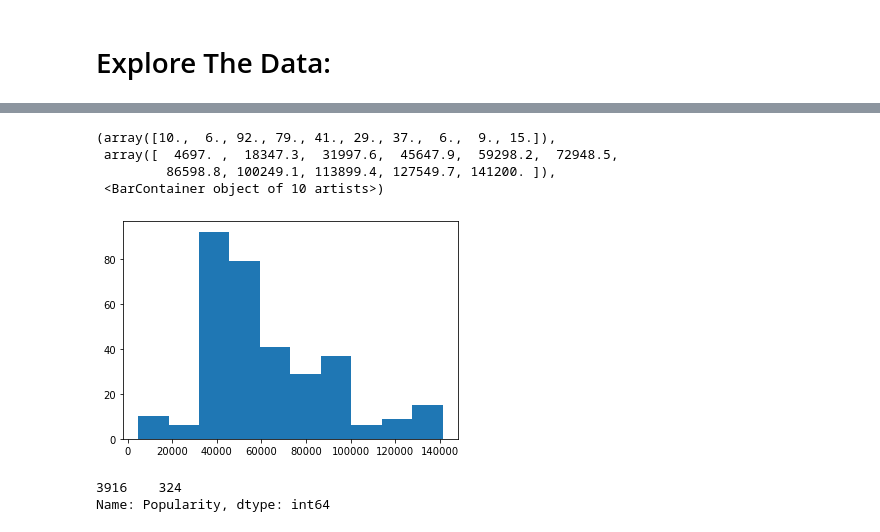
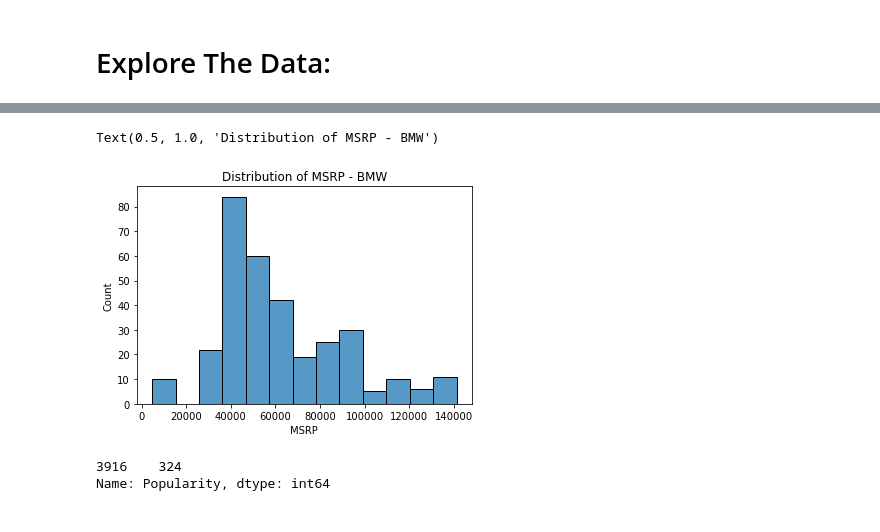
Before and after one commit to LanxyL/Capstone2, a Jupyter notebook: Notebooks/2_exploratory_data_analysis.ipynb, the cells around one changed output, grey strips where cells are left out. Cells and saved outputs as stored; diff of their text form; code cells hidden in the pictures.

```diff
--- a/Notebooks/2_exploratory_data_analysis.ipynb
+++ b/Notebooks/2_exploratory_data_analysis.ipynb
@@ -58,14 +58,12 @@ BMW_car.describe()
 | 50% | 2016.000000 | 302.000000 | 6.000000 | 4.000000 | 28.000000 | 19.000000 | 3916.0 | 52450.000000 | ... |
 | 75% | 2016.000000 | 425.000000 | 8.000000 | 4.000000 | 32.000000 | 22.000000 | 3916.0 | 80700.000000 | ... |
 | max | 2017.000000 | 600.000000 | 12.000000 | 4.000000 | 111.000000 | 137.000000 | 3916.0 | 141200.000000 | ... |
-# %%
-plt.hist(BMW_car['MSRP'])
-# %% [output]
-(array([10.,  6., 92., 79., 41., 29., 37.,  6.,  9., 15.]),
- array([  4697. ,  18347.3,  31997.6,  45647.9,  59298.2,  72948.5,
-         86598.8, 100249.1, 113899.4, 127549.7, 141200. ]),
- <BarContainer object of 10 artists>)
-[figure, removed]
+# %%
+sns.histplot(BMW_car['MSRP'])
+plt.title('Distribution of MSRP - BMW')
+# %% [output]
+Text(0.5, 1.0, 'Distribution of MSRP - BMW')
+[figure, added]
 # %%
 BMW_car['Popularity'].value_counts()
 # %% [output]
```
Also changed, not shown: parts of 23 cells of this notebook, 6 other files.
